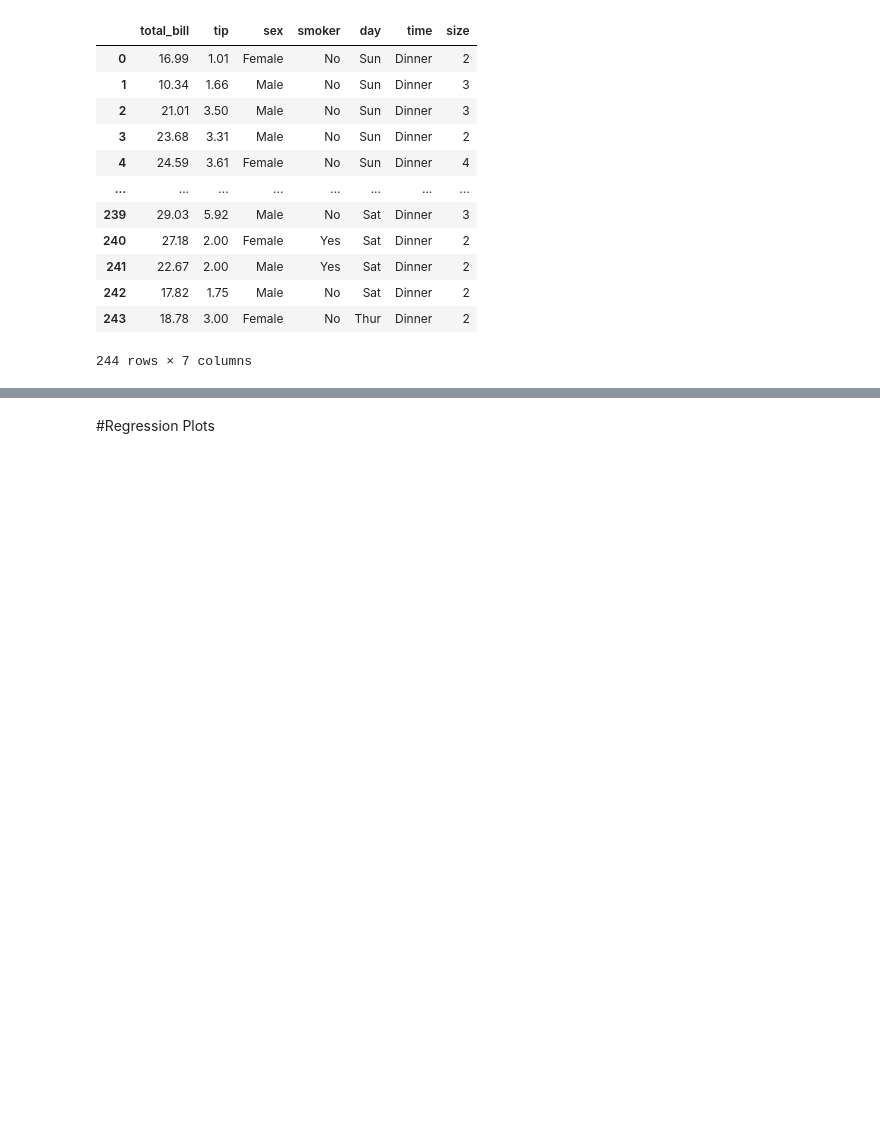
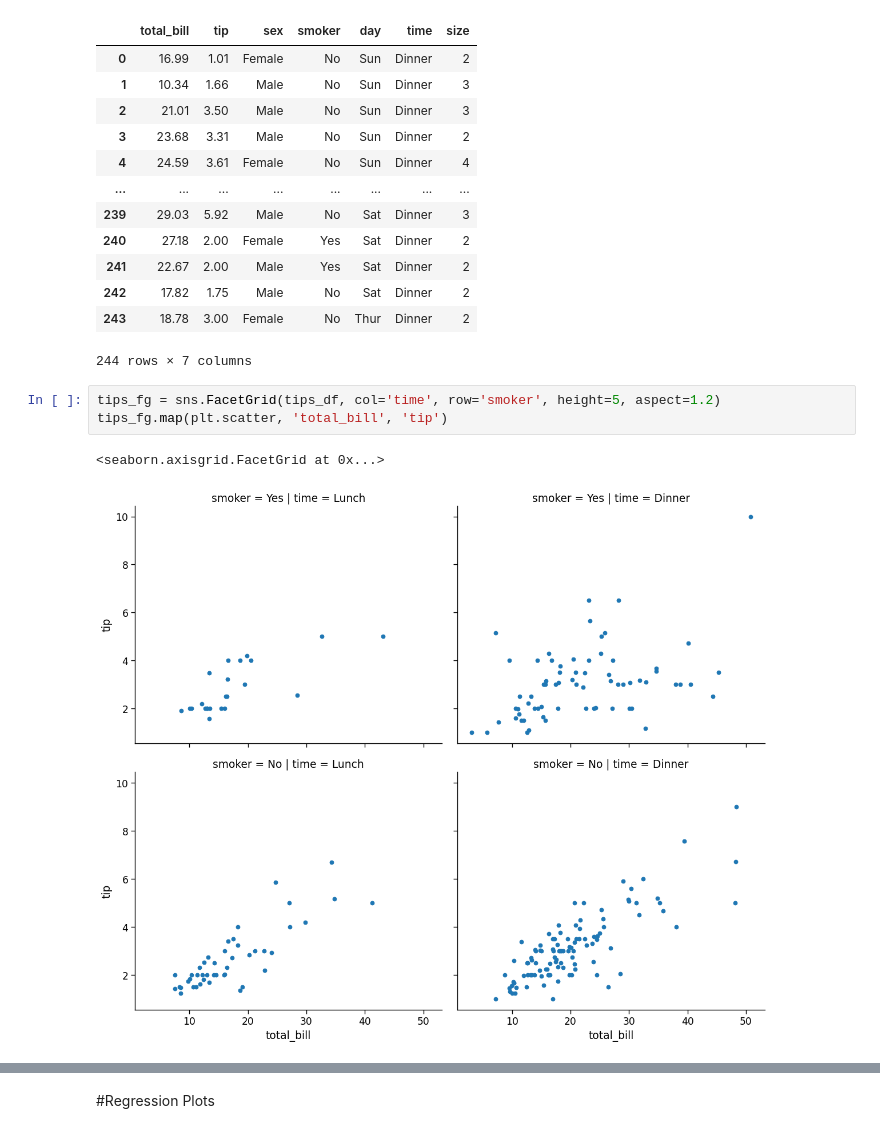
Before and after one commit to touhid0503/Seaborn, a Jupyter notebook: seaborn_12_02_26.ipynb, the cells around one changed output, grey strips where cells are left out. Saved outputs shown, nothing was run; the diff lists cells and outputs as text; blank space fills up the shorter version.

Commit message:
Facet Grid

```diff
--- a/seaborn_12_02_26.ipynb
+++ b/seaborn_12_02_26.ipynb
@@ -163,3 +166,9 @@ tips_df
 | 242 | 17.82 | 1.75 | Male | No | Sat | Dinner | 2 |
 | 243 | 18.78 | 3.00 | Female | No | Thur | Dinner | 2 |
 244 rows × 7 columns
+# %%
+tips_fg = sns.FacetGrid(tips_df, col='time', row='smoker', height=5, aspect=1.2)
+tips_fg.map(plt.scatter, 'total_bill', 'tip')
+# %% [output]
+<seaborn.axisgrid.FacetGrid at 0x...>
+[figure, added]
```
Also changed, not shown: parts of 9 cells of this notebook.
